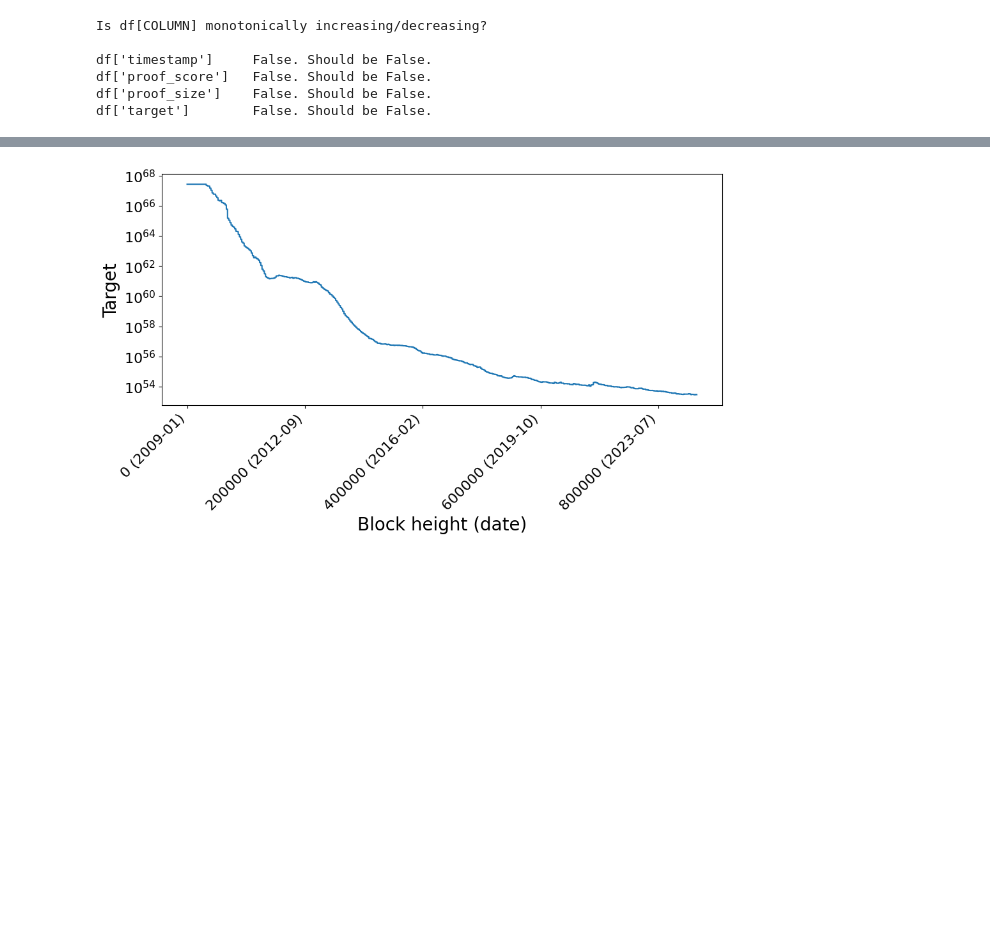
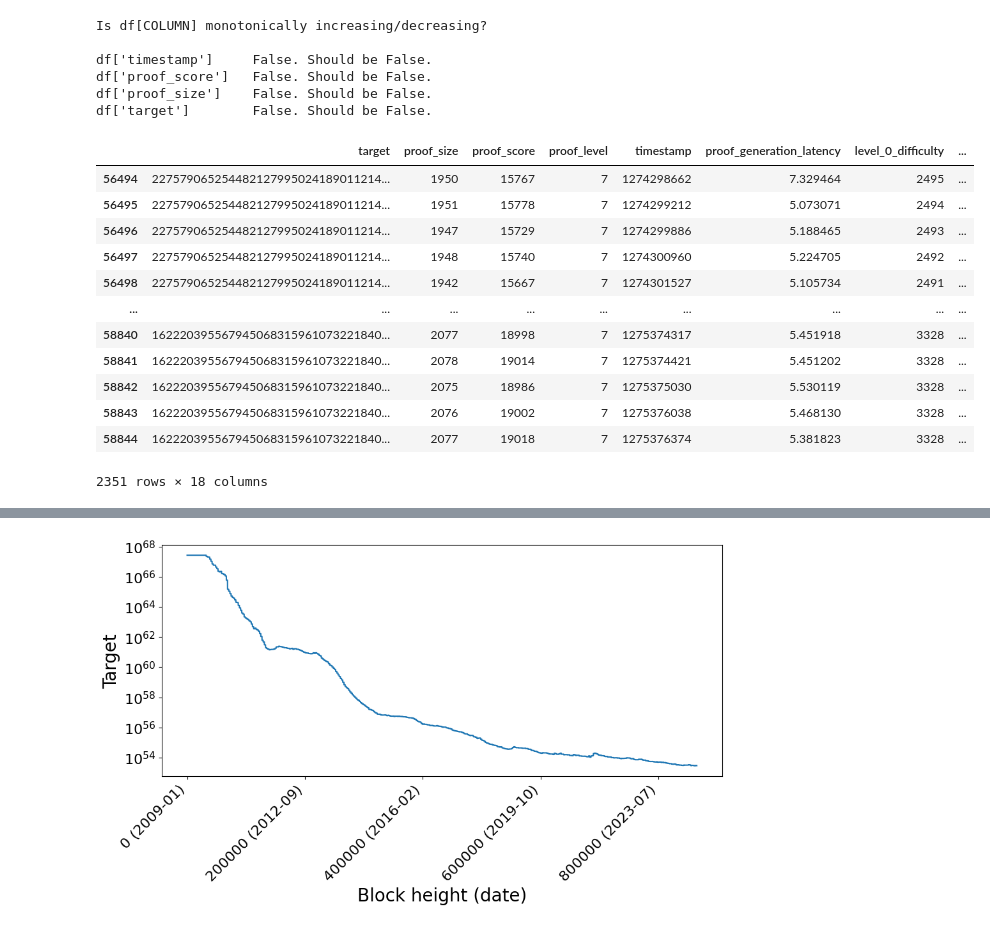
Before and after one commit to loicmiller/variable-mls, a Jupyter notebook: analysis/plots.ipynb, the cells around one changed output, grey strips where cells are left out. Cells and saved outputs as stored; diff of their text form; code cells hidden in the pictures; blank space fills up the shorter version.

```diff
--- a/analysis/plots.ipynb
+++ b/analysis/plots.ipynb
@@ -36,6 +36,32 @@ df['timestamp']     False. Should be False.
 df['proof_score']   False. Should be False.
 df['proof_size']    False. Should be False.
 df['target']        False. Should be False.
+# %%
+def is_difficulty_decreasing(row):
+    # Extract and sort only the columns that match level_X_difficulty
+    level_cols = sorted(
+        [col for col in row.index if col.startswith("level_") and col.endswith("_difficulty")],
+        key=lambda c: int(c.split("_")[1])  # Sort by level number
+    )
+    values = [row[col] for col in level_cols if pd.notna(row[col])]
+    return all(values[i] <= values[i - 1] for i in range(1, len(values)))
+
+df["valid_difficulty_order"] = df.apply(is_difficulty_decreasing, axis=1)
+df[~df["valid_difficulty_order"]]
+# %% [output]
+|  | target | proof_size | proof_score | proof_level | timestamp | proof_generation_latency | level_0_difficulty | ... |
+| 56494 | 227579065254482127995024189011214... | 1950 | 15767 | 7 | 1274298662 | 7.329464 | 2495 | ... |
+| 56495 | 227579065254482127995024189011214... | 1951 | 15778 | 7 | 1274299212 | 5.073071 | 2494 | ... |
+| 56496 | 227579065254482127995024189011214... | 1947 | 15729 | 7 | 1274299886 | 5.188465 | 2493 | ... |
+| 56497 | 227579065254482127995024189011214... | 1948 | 15740 | 7 | 1274300960 | 5.224705 | 2492 | ... |
+| 56498 | 227579065254482127995024189011214... | 1942 | 15667 | 7 | 1274301527 | 5.105734 | 2491 | ... |
+| ... | ... | ... | ... | ... | ... | ... | ... | ... |
+| 58840 | 162220395567945068315961073221840... | 2077 | 18998 | 7 | 1275374317 | 5.451918 | 3328 | ... |
+| 58841 | 162220395567945068315961073221840... | 2078 | 19014 | 7 | 1275374421 | 5.451202 | 3328 | ... |
+| 58842 | 162220395567945068315961073221840... | 2075 | 18986 | 7 | 1275375030 | 5.530119 | 3328 | ... |
+| 58843 | 162220395567945068315961073221840... | 2076 | 19002 | 7 | 1275376038 | 5.468130 | 3328 | ... |
+| 58844 | 162220395567945068315961073221840... | 2077 | 19018 | 7 | 1275376374 | 5.381823 | 3328 | ... |
+2351 rows × 18 columns
 # %%
 # Add block height (index) as column
 df["height"] = df.index + 1
```
Also changed, not shown: parts of 6 cells of this notebook, 1 other file.
